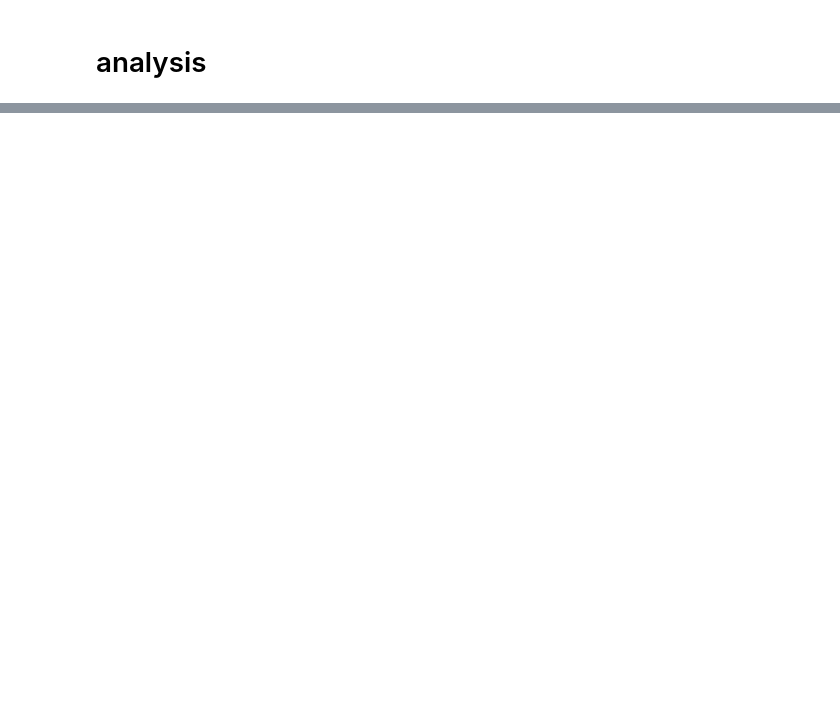
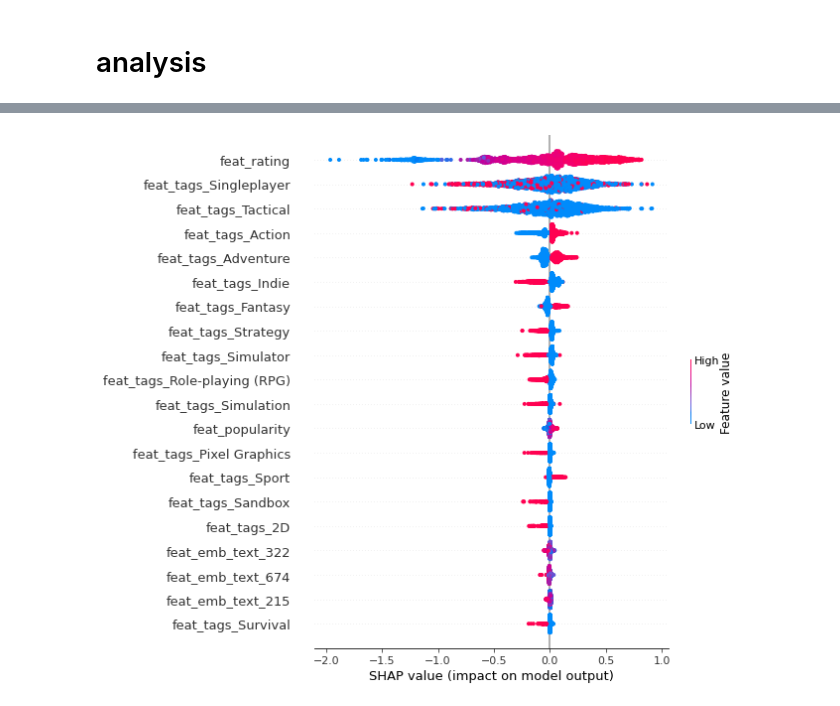
Before and after one commit to mcminnra/vgr, a Jupyter notebook: prototyping_notebooks/analysis.ipynb, the cells around one changed output, grey strips where cells are left out. Cells and saved outputs as stored; diff of their text form; code cells hidden in the pictures; blank space fills up the shorter version.

```diff
--- a/prototyping_notebooks/analysis.ipynb
+++ b/prototyping_notebooks/analysis.ipynb
@@ -98,0 +208,4 @@ sns.pairplot(df_chart, kind="reg", plot_kws={'line_kws':{'color':'red'}}, height
+# %%
+shap.summary_plot(shap_values, X)
+# %% [output]
+[figure, added]
```
Also changed, not shown: parts of 17 cells of this notebook.
